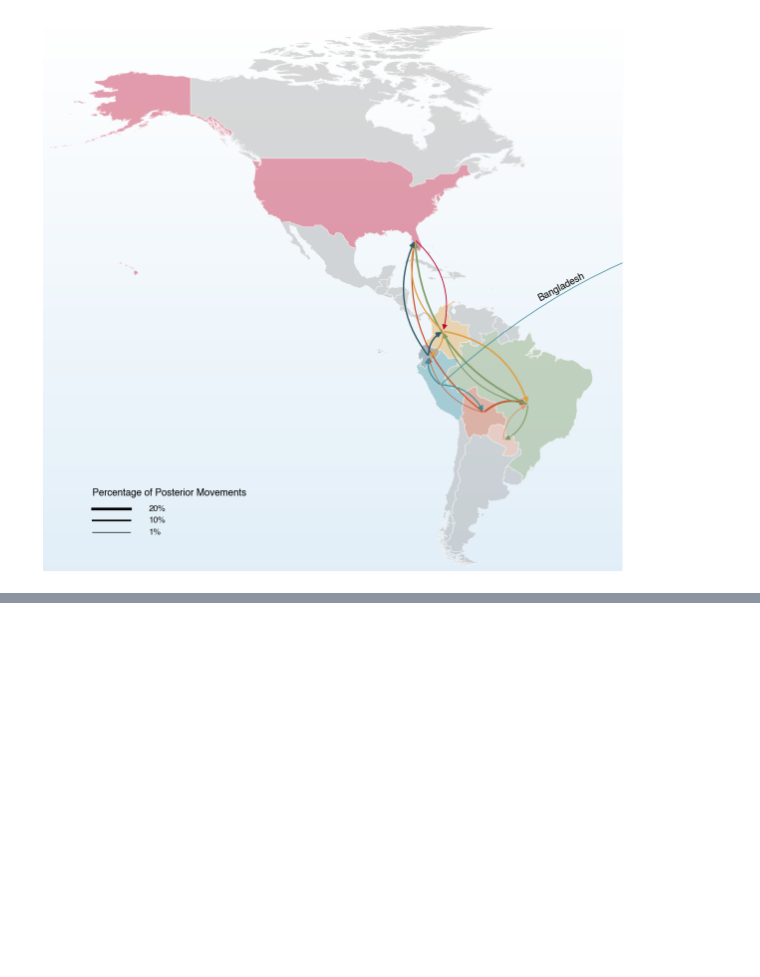
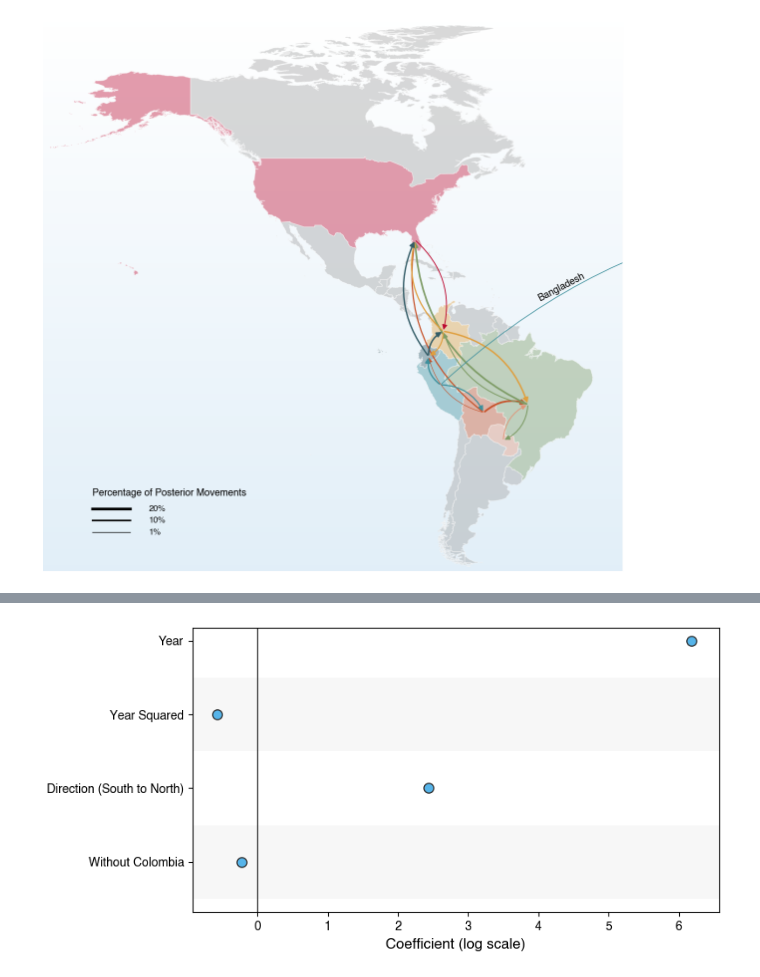
Before and after one commit to RicardoRH96/DENV_Epi, a Jupyter notebook: Scripts/phylogeographyMap_F1112.ipynb, the cells around one changed output, grey strips where cells are left out. Drawn from its saved outputs; the diff is of its cells as text; code cells hidden in the pictures; blank space fills up the shorter version.

Commit message:
New figures, code, analysis

```diff
--- a/Scripts/phylogeographyMap_F1112.ipynb
+++ b/Scripts/phylogeographyMap_F1112.ipynb
@@ -4,7 +4,7 @@ import matplotlib.pyplot as plt
 from scipy.stats import gaussian_kde
 plt.rcParams['font.family'] = 'Helvetica'
 import countryinfo as ci
-countries = ci.countries
+countries = ci.CountryInfo.
 # Define the regions that constitute the Americas
 americas_continents = ['North America', 'South America', 'Central America', 'Caribbean']
 
@@ -504,0 +629,65 @@ plt.show
+# %%
+import matplotlib.pyplot as plt
+from matplotlib.lines import Line2D
+import pandas as pd
+
+label_map = {"year_centered": "Year", "count": "Count", "condition": "", "direction": "Direction"}
+
+def create_coef_df(model):
+    coef_df = pd.DataFrame({
+        "variable": model.params.index,
+        "coef": model.params.values,
+        "lower": model.conf_int()[0].values,
+        "upper": model.conf_int()[1].values
+    })
+    # Remove the intercept
+    coef_df = coef_df[coef_df["variable"] != "Intercept"]
+
+    # Rename variables if desired
+    rename_dict = {
+        "year_centered": "Year",
+        "np.power(year_centered, 2)": "Year Squared",
+        "direction[T.SouthToNorth]": "Direction (South to North)",
+        "condition[T.Without]": "Without Colombia"
+    }
+    coef_df["variable"] = coef_df["variable"].replace(rename_dict)
+
+    # Now reset the index so it's consecutive
+    coef_df.reset_index(drop=True, inplace=True)
+    return coef_df
+
+def plot_forest(ax, df):
+    # Plot coefficient estimates as scatter points.
+    ax.scatter(df["coef"], df.index, s=65, color="#56B4E9", zorder=5,
+               edgecolor="#333333", linewidths=1)
+    # Plot horizontal error bars for confidence intervals.
+    ln = ax.hlines(df.index, xmin=df["lower"], xmax=df["upper"], color="#56B4E9",
+                   linewidth=2, zorder=4)
+    ln.set_capstyle("round")
+
+    # Add a vertical line at zero.
+    ax.axvline(0, color="#333333", linewidth=1, zorder=2)
+
+    # Set y-ticks and labels.
+    ax.set_yticks(df.index)
+    ax.set_yticklabels(df["variable"], fontsize=10)
+    ax.set_xlabel("Coefficient (log scale)", fontsize=12)
+    ax.tick_params(axis="x", which="both", rotation=0, pad=4)
+
+    # Optional: add horizontal shading for alternate rows for clarity.
+    for i in range(0, len(df.index), 2):
+        ax.axhspan(i-0.5, i+0.5, color="#333333", alpha=0.04, edgecolor=None,
+                   linewidth=0, zorder=1)
+
+# Example usage:
+# Assume you already have a fitted model called glm_model.
+# For example: glm_model = smf.glm(formula=..., data=..., family=sm.families.Poisson()).fit()
+
+coef_df = create_coef_df(glm_model)
+
+fig, ax = plt.subplots(figsize=(8, 4))
+plot_forest(ax, coef_df)
+plt.tight_layout()
+plt.show()
+# %% [output]
+[figure, added]
```
Also changed, not shown: parts of 5 cells of this notebook, 10 other files.
